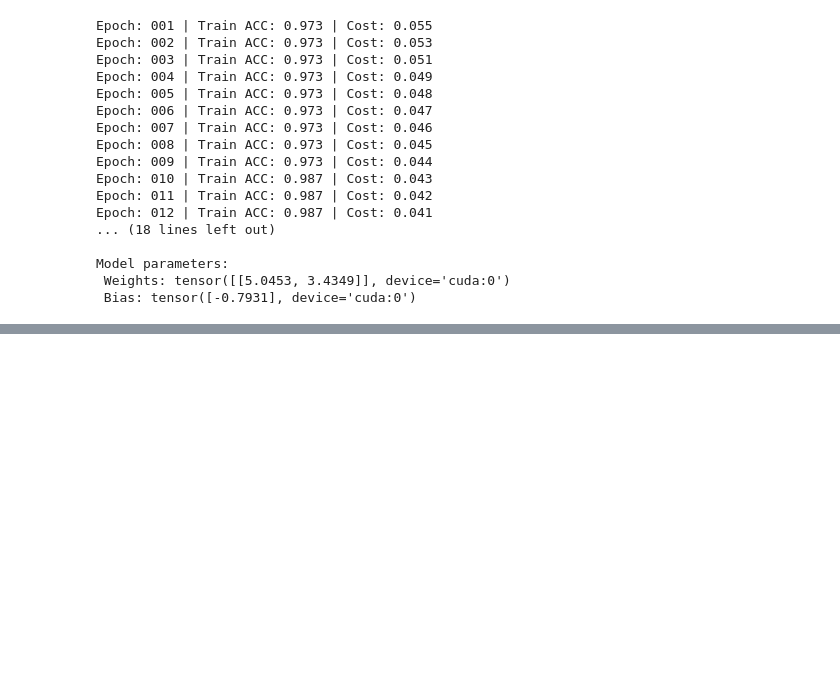
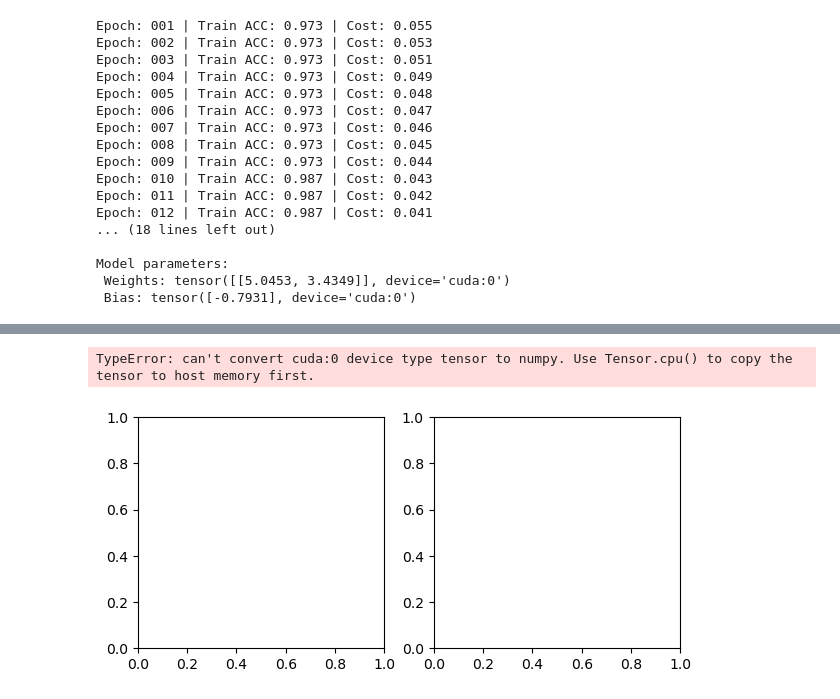
Before and after one commit to Moe-Marouf/Fraud-ector, a Jupyter notebook: ML Testing/Low Level Implementation (Manual Gradients)/Low_Level_Test1.ipynb, the cells around one changed output, grey strips where cells are left out. Saved outputs shown, nothing was run; the diff lists cells and outputs as text; code cells hidden in the pictures; blank space fills up the shorter version.

```diff
--- a/ML Testing/Low Level Implementation (Manual Gradients)/Low_Level_Test1.ipynb
+++ b/ML Testing/Low Level Implementation (Manual Gradients)/Low_Level_Test1.ipynb
@@ -125,0 +144,30 @@ Model parameters:
+# %%
+#2D decision Boundary
+
+w, b = model1.weights.view(-1), model1.bias
+
+x_min = -2
+y_min = ( (-(w[0] * x_min) - b[0])
+          / w[1] )
+
+x_max = 2
+y_max = ( (-(w[0] * x_max) - b[0])
+          / w[1] )
+
+
+fig, ax = plt.subplots(1, 2, sharex=True, figsize=(7, 3))
+
+ax[0].plot([x_min, x_max], [y_min, y_max])
+ax[1].plot([x_min, x_max], [y_min, y_max])
+
+ax[0].scatter(X_train[y_train==0, 0], X_train[y_train==0, 1], label='class 0', marker='o')
+ax[0].scatter(X_train[y_train==1, 0], X_train[y_train==1, 1], label='class 1', marker='s')
+
+ax[1].scatter(X_test[y_test==0, 0], X_test[y_test==0, 1], label='class 0', marker='o')
+ax[1].scatter(X_test[y_test==1, 0], X_test[y_test==1, 1], label='class 1', marker='s')
+
+ax[1].legend(loc='upper left')
+plt.show()
+# %% [output]
+TypeError: can't convert cuda:0 device type tensor to numpy. Use Tensor.cpu() to copy the tensor to host memory first.
+[figure, added]
```
Also changed, not shown: parts of 2 cells of this notebook.
